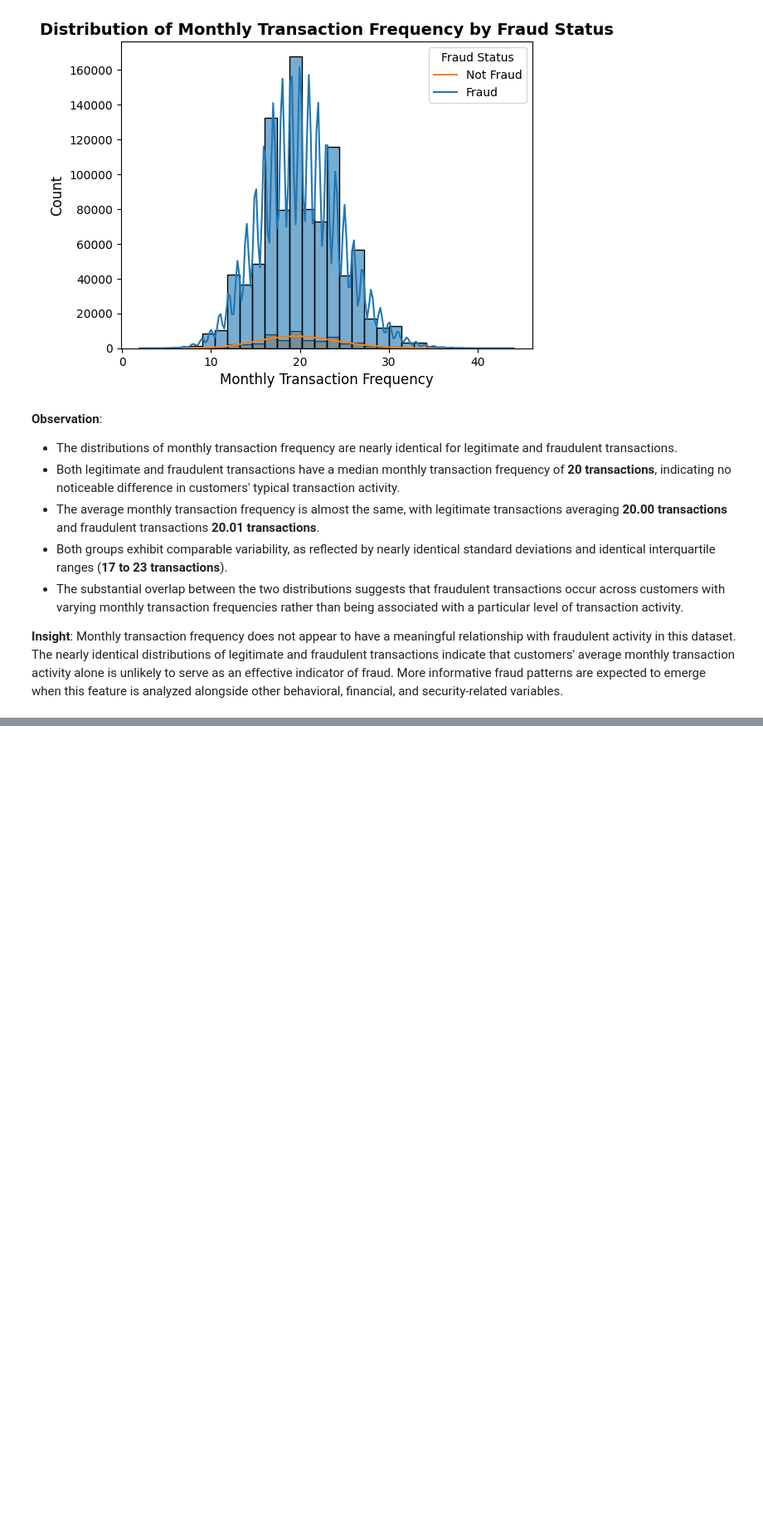
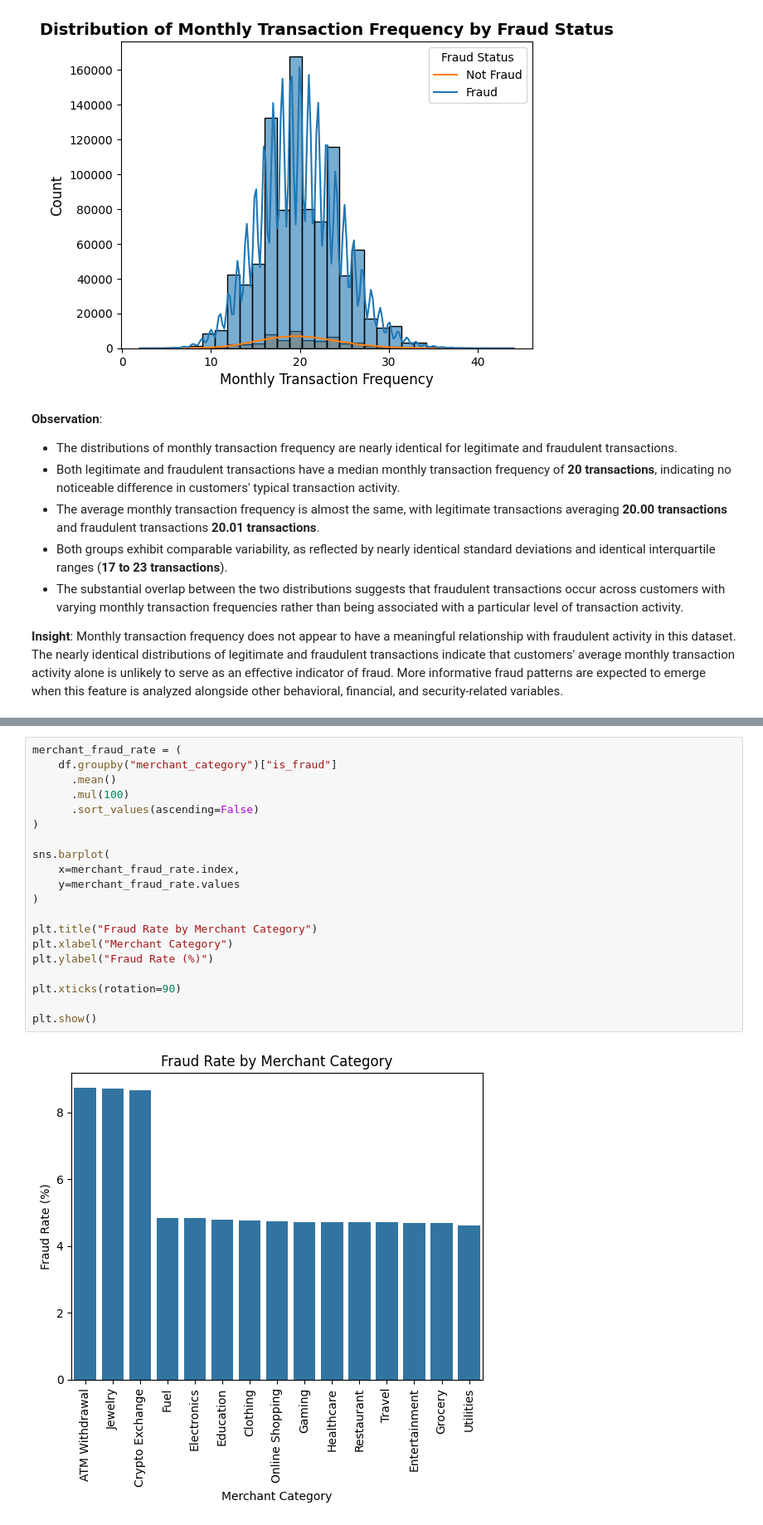
Before and after one commit to abhi-saurav-saroya/bank-fraud-eda, a Jupyter notebook: notebooks/02_exploratory_data_analysis.ipynb, the cells around one changed output, grey strips where cells are left out. Shown at 83% size. Drawn from its saved outputs; the diff is of its cells as text; blank space fills up the shorter version.

```diff
--- a/notebooks/02_exploratory_data_analysis.ipynb
+++ b/notebooks/02_exploratory_data_analysis.ipynb
@@ -1899,0 +1942,22 @@ plt.show()
+# %%
+merchant_fraud_rate = (
+    df.groupby("merchant_category")["is_fraud"]
+      .mean()
+      .mul(100)
+      .sort_values(ascending=False)
+)
+
+sns.barplot(
+    x=merchant_fraud_rate.index,
+    y=merchant_fraud_rate.values
+)
+
+plt.title("Fraud Rate by Merchant Category")
+plt.xlabel("Merchant Category")
+plt.ylabel("Fraud Rate (%)")
+
+plt.xticks(rotation=90)
+
+plt.show()
+# %% [output]
+[figure, added]
```
Also changed, not shown: parts of 5 cells of this notebook.
